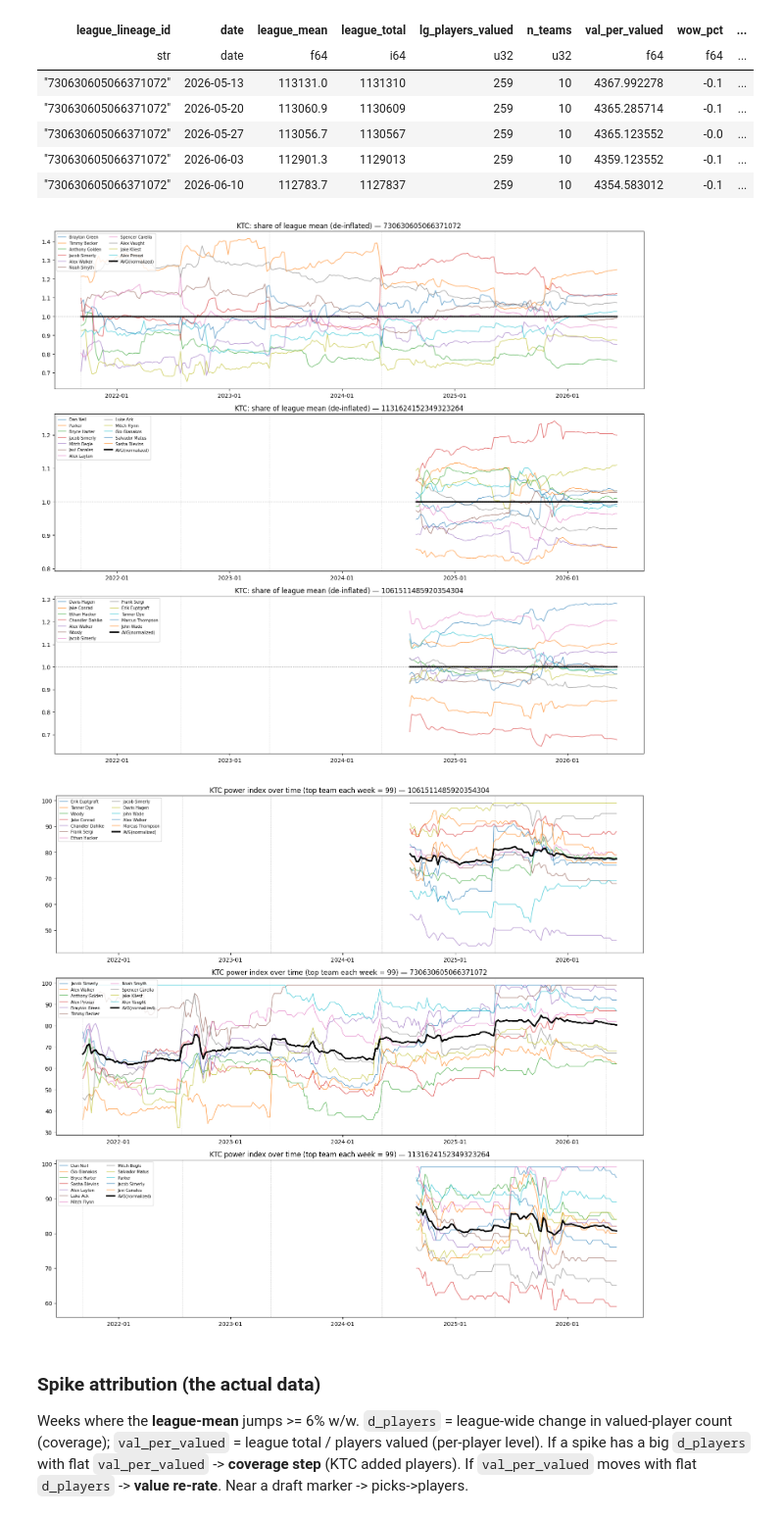
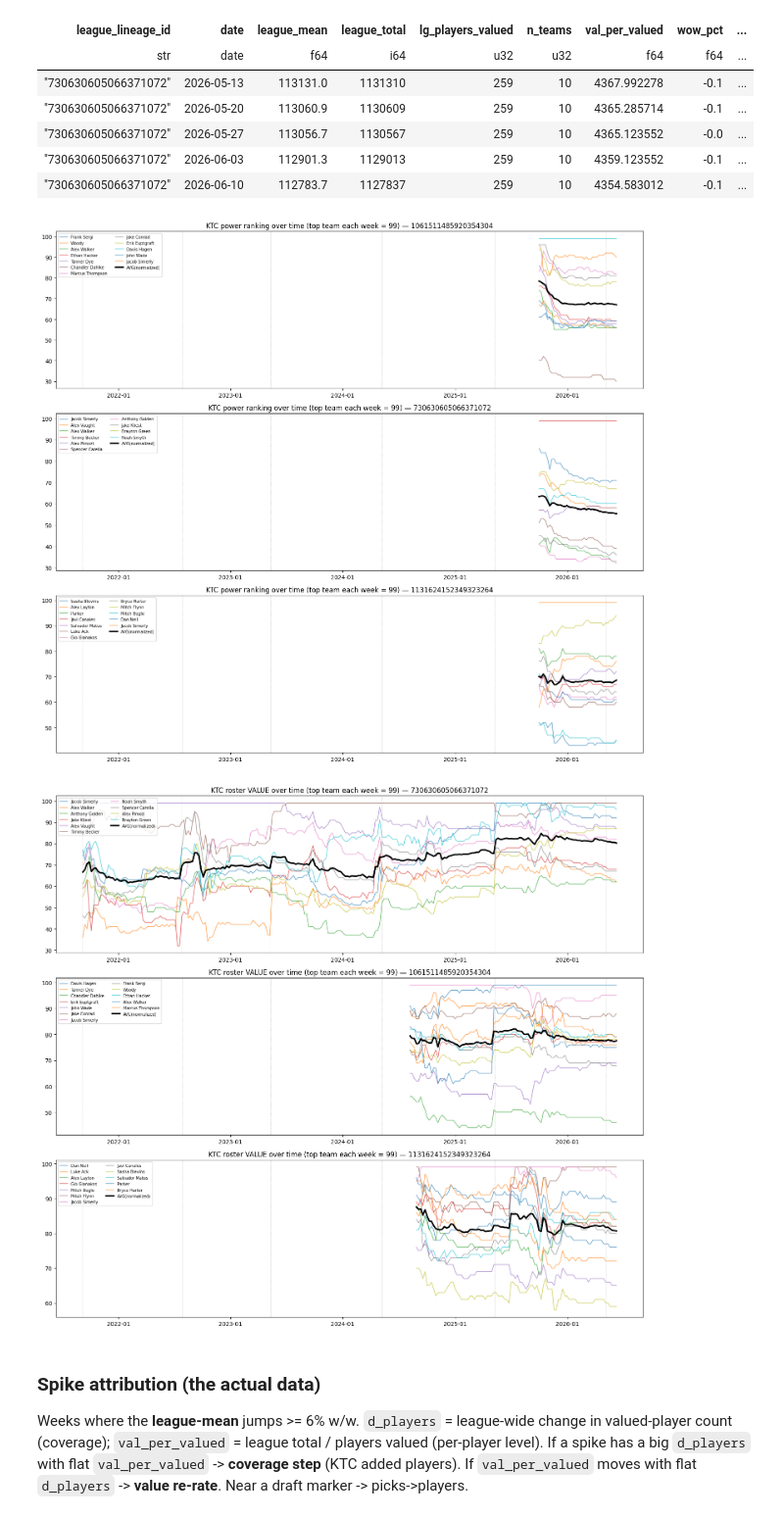
Before and after one commit to jsimerly/fantasy-analysis, a Jupyter notebook: analysis/02_team_value_over_time.ipynb, the cells around one changed output. Shown at 98% size. Saved outputs shown, nothing was run; the diff lists cells and outputs as text; code cells hidden in the pictures.

```diff
--- a/analysis/02_team_value_over_time.ipynb
+++ b/analysis/02_team_value_over_time.ipynb
@@ -40,6 +40,7 @@ pk_ktc = F.load_pick_values_round("ktc")
 pk_fc  = F.load_pick_values_round("fc")
 print(f"player values: {pv.height:,} rows  ({pv['valuation_date'].min()} -> {pv['valuation_date'].max()})")
 print(f"pick(round) values  KTC: {pk_ktc.height:,}   FC: {pk_fc.height:,}")
+pv_tep = F.load_player_values(qb_format="SF", te_premium="TEP")   # SF + TE-premium: the lens KTC power rankings use
 # %% [output]
 player values: 562,568 rows  (2020-04-01 -> 2026-06-13)
 pick(round) values  KTC: 17,247   FC: 74,592
@@ -175,15 +184,17 @@ def plot_norm(tv_plus, col, title, ref=None):
         ax.xaxis.set_major_formatter(mdates.DateFormatter("%Y-%m"))
     fig.tight_layout(); return fig
 
-fig=plot_norm(tvk_plus,"share","KTC: share of league mean (de-inflated)",ref=1.0)
-fig.savefig(CACHE/"tvot_ktc_share.png",dpi=90,bbox_inches="tight"); plt.show()
+fig=plot_norm(power,"power_index","KTC power ranking over time (top team each week = 99)")
+fig.savefig(CACHE/"tvot_ktc_power.png",dpi=90,bbox_inches="tight"); plt.show()
 # %% [output]
-[figure, old version]
+[figure, new version]
 # %%
-fig=plot_norm(tvk_plus,"ktc_index","KTC power index over time (top team each week = 99)")
-fig.savefig(CACHE/"tvot_ktc_index99.png",dpi=90,bbox_inches="tight"); plt.show()
+# For contrast: roster VALUE normalized (the /league-overview page). Note how it DIFFERS from the
+# power ranking above -- a deep team (e.g. Brayton) sits high on value but lower on power.
+fig=plot_norm(tvk_plus,"ktc_index","KTC roster VALUE over time (top team each week = 99)")
+fig.savefig(CACHE/"tvot_ktc_value.png",dpi=90,bbox_inches="tight"); plt.show()
 # %% [output]
-[figure, old version]
+[figure, new version]
 # %% [markdown]
 ### Spike attribution (the actual data)
 Weeks where the **league-mean** jumps >= 6% w/w. `d_players` = league-wide change in valued-player
```
Also changed, not shown: parts of 9 cells of this notebook, 1 other file.
